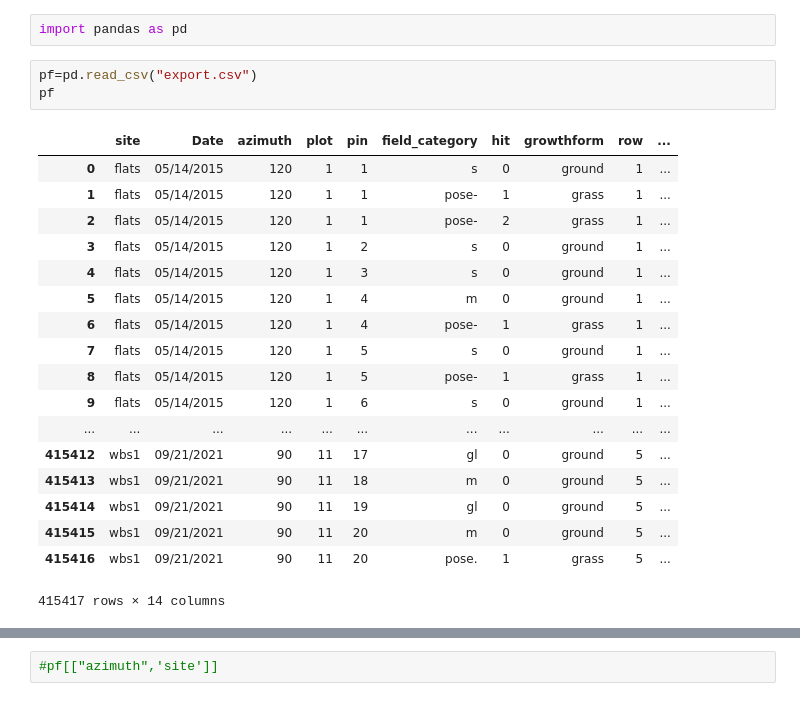
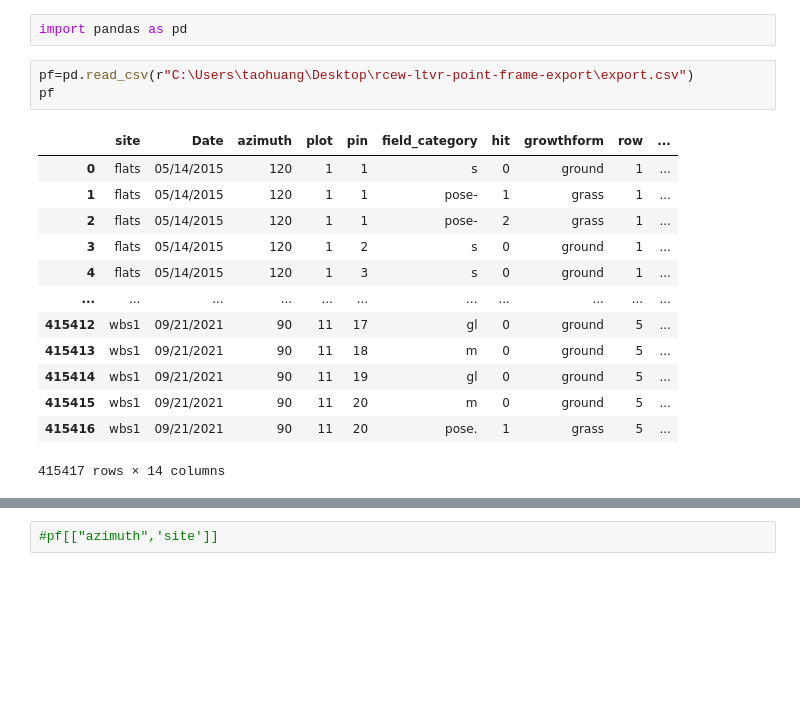
Before and after one commit to th2018/ltvr_point_frame, a Jupyter notebook: LTVR_pf.ipynb, the cells around one changed output, grey strips where cells are left out. Saved outputs shown, nothing was run; the diff lists cells and outputs as text; blank space fills up the shorter version.

```diff
--- a/LTVR_pf.ipynb
+++ b/LTVR_pf.ipynb
@@ -1,20 +1,15 @@
 # %%
 import pandas as pd
 # %%
-pf=pd.read_csv("export.csv")
+pf=pd.read_csv(r"C:\Users\taohuang\Desktop\rcew-ltvr-point-frame-export\export.csv")
 pf
 # %% [output]
 |  | site | Date | azimuth | plot | pin | field_category | hit | growthform | row | ... |
 | 0 | flats | 05/14/2015 | 120 | 1 | 1 | s | 0 | ground | 1 | ... |
 | 1 | flats | 05/14/2015 | 120 | 1 | 1 | pose- | 1 | grass | 1 | ... |
 | 2 | flats | 05/14/2015 | 120 | 1 | 1 | pose- | 2 | grass | 1 | ... |
 | 3 | flats | 05/14/2015 | 120 | 1 | 2 | s | 0 | ground | 1 | ... |
 | 4 | flats | 05/14/2015 | 120 | 1 | 3 | s | 0 | ground | 1 | ... |
-| 5 | flats | 05/14/2015 | 120 | 1 | 4 | m | 0 | ground | 1 | ... |
-| 6 | flats | 05/14/2015 | 120 | 1 | 4 | pose- | 1 | grass | 1 | ... |
-| 7 | flats | 05/14/2015 | 120 | 1 | 5 | s | 0 | ground | 1 | ... |
-| 8 | flats | 05/14/2015 | 120 | 1 | 5 | pose- | 1 | grass | 1 | ... |
-| 9 | flats | 05/14/2015 | 120 | 1 | 6 | s | 0 | ground | 1 | ... |
 | ... | ... | ... | ... | ... | ... | ... | ... | ... | ... | ... |
 | 415412 | wbs1 | 09/21/2021 | 90 | 11 | 17 | gl | 0 | ground | 5 | ... |
 | 415413 | wbs1 | 09/21/2021 | 90 | 11 | 18 | m | 0 | ground | 5 | ... |
```
Also changed, not shown: parts of 3 cells of this notebook.
